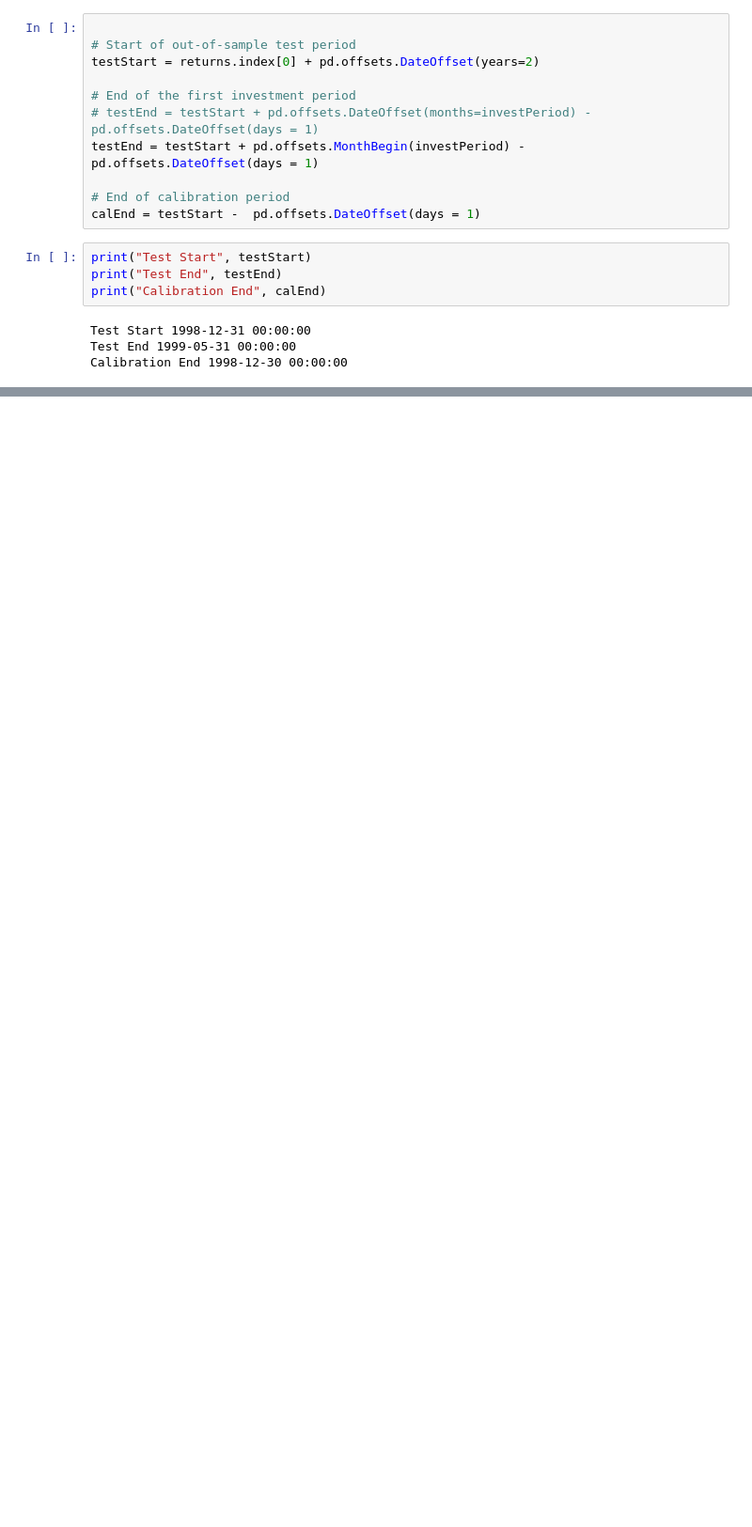
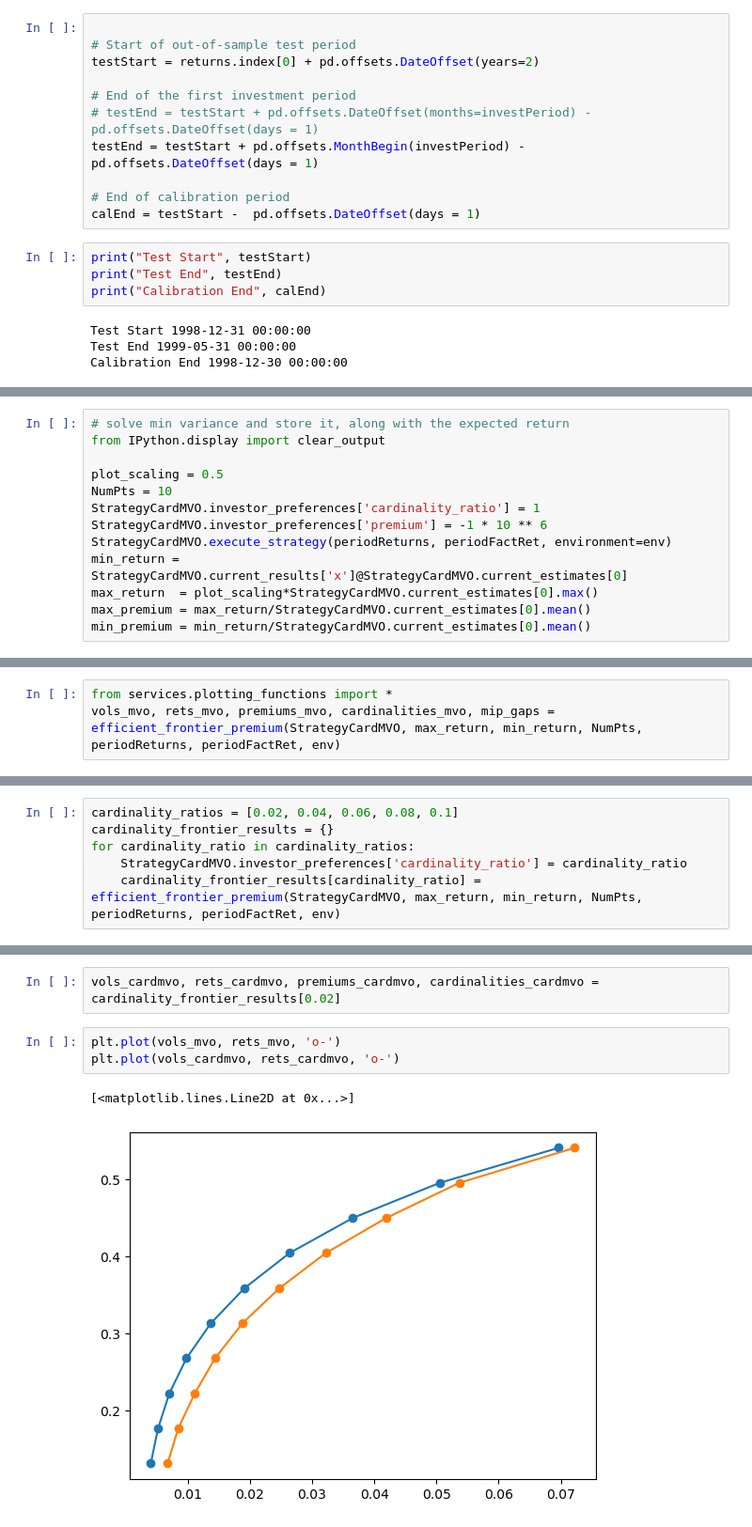
Before and after one commit to davidislip/support_vector_risk_machine, a Jupyter notebook: A single instance.ipynb, the cells around one changed output, grey strips where cells are left out. Shown at 94% size. Cells and saved outputs as stored; diff of their text form; blank space fills up the shorter version.

```diff
--- a/A single instance.ipynb
+++ b/A single instance.ipynb
@@ -364,0 +388,13 @@ array([0.05320005, 0.02649822, 0.01220284, 0.0086831 , 0.02126961,
+# %%
+# solve min variance and store it, along with the expected return
+from IPython.display import clear_output
+
+plot_scaling = 0.5
+NumPts = 10
+StrategyCardMVO.investor_preferences['cardinality_ratio'] = 1
+StrategyCardMVO.investor_preferences['premium'] = -1 * 10 ** 6
+StrategyCardMVO.execute_strategy(periodReturns, periodFactRet, environment=env)
+min_return = StrategyCardMVO.current_results['x']@StrategyCardMVO.current_estimates[0]
+max_return  = plot_scaling*StrategyCardMVO.current_estimates[0].max()
+max_premium = max_return/StrategyCardMVO.current_estimates[0].mean()
+min_premium = min_return/StrategyCardMVO.current_estimates[0].mean()
@@ -364,0 +419,3 @@ array([0.05320005, 0.02649822, 0.01220284, 0.0086831 , 0.02126961,
+# %%
+from services.plotting_functions import *
+vols_mvo, rets_mvo, premiums_mvo, cardinalities_mvo, mip_gaps = efficient_frontier_premium(StrategyCardMVO, max_return, min_return, NumPts, periodReturns, periodFactRet, env)
@@ -364,0 +429,6 @@ array([0.05320005, 0.02649822, 0.01220284, 0.0086831 , 0.02126961,
+# %%
+cardinality_ratios = [0.02, 0.04, 0.06, 0.08, 0.1]
+cardinality_frontier_results = {}
+for cardinality_ratio in cardinality_ratios:
+    StrategyCardMVO.investor_preferences['cardinality_ratio'] = cardinality_ratio
+    cardinality_frontier_results[cardinality_ratio] = efficient_frontier_premium(StrategyCardMVO, max_return, min_return, NumPts, periodReturns, periodFactRet, env)
@@ -364,0 +447,8 @@ array([0.05320005, 0.02649822, 0.01220284, 0.0086831 , 0.02126961,
+# %%
+vols_cardmvo, rets_cardmvo, premiums_cardmvo, cardinalities_cardmvo = cardinality_frontier_results[0.02]
+# %%
+plt.plot(vols_mvo, rets_mvo, 'o-')
+plt.plot(vols_cardmvo, rets_cardmvo, 'o-')
+# %% [output]
+[<matplotlib.lines.Line2D at 0x...>]
+[figure, added]
```
Also changed, not shown: parts of 18 cells of this notebook, 6 other files.
